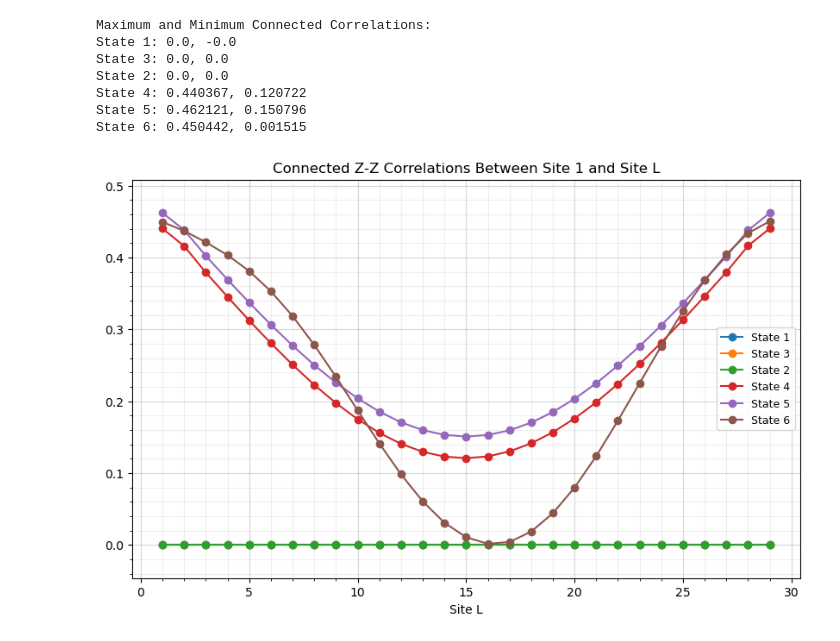
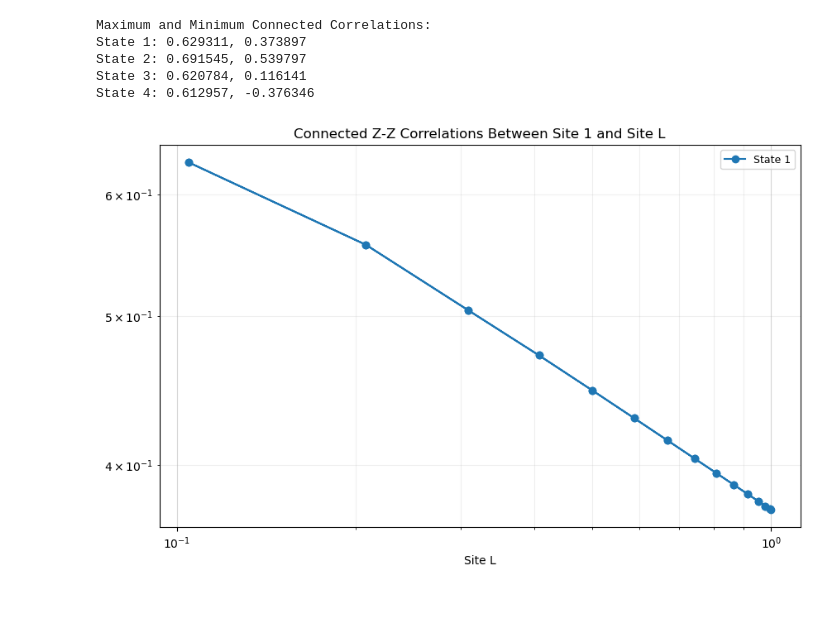
Before and after one commit to wholdhus/majorana_chain_dynamics, a Jupyter notebook: Majorana Chain Dynamics.ipynb, the cells around one changed output. Saved outputs shown, nothing was run; the diff lists cells and outputs as text; code cells hidden in the pictures; blank space fills up the shorter version.

```diff
--- a/Majorana Chain Dynamics.ipynb
+++ b/Majorana Chain Dynamics.ipynb
@@ -298,44 +302,50 @@ for i in 1:R
     end
 
     ZZCC[i] = ccorrs
 end
 
 # Plot the connected Z-Z correlations
 figure(figsize=(10, 6))
 
-for i in 1:R
+# for i in 1:R
+#     x[i] = collect(1:length(ZZCC[i]))
+#     plot(x[i], ZZCC[i], marker="o", linestyle="-", linewidth=1.5,
+#         label="State $(sorted_indices[i])")
+# end
+
+for i in 1:1
     x[i] = collect(1:length(ZZCC[i]))
-    plot(x[i], ZZCC[i], marker="o", linestyle="-", linewidth=1.5,
+    plot(sin.(x[i].*pi./L), ZZCC[i], marker="o", linestyle="-", linewidth=1.5,
         label="State $(sorted_indices[i])")
 end
 
 legend(fontsize=9)
 xlabel("Site L")
 title("Connected Z-Z Correlations Between Site 1 and Site L")
 grid(true, which="major", alpha=0.5)
 grid(true, which="minor", alpha=0.2)
 minorticks_on()
 
 # Adjust graph
 ymax = max([maximum(ZZCC[i]) for i in 1:R]...)
 ymin = min([minimum(ZZCC[i]) for i in 1:R]...)
-y_zoom = 0.1 * (ymax - ymin)
-ylim(ymin - y_zoom, ymax + y_zoom)
+
+# Log-log scale
+xscale("log")
+yscale("log")
 
 # Print max and min values
 println("Maximum and Minimum Connected Correlations:")
 for i in 1:R
     println("State $(sorted_indices[i]): $(round(maximum(ZZCC[i]), digits=6)), $(round(minimum(ZZCC[i]), digits=6))")
 end
 # %% [output]
 Maximum and Minimum Connected Correlations:
-State 1: 0.0, -0.0
-State 3: 0.0, 0.0
-State 2: 0.0, 0.0
-State 4: 0.440367, 0.120722
-State 5: 0.462121, 0.150796
-State 6: 0.450442, 0.001515
+State 1: 0.629311, 0.373897
+State 2: 0.691545, 0.539797
+State 3: 0.620784, 0.116141
+State 4: 0.612957, -0.376346
-[figure, old version]
+[figure, new version]
 # %%
 using PythonPlot
 
```
Also changed, not shown: parts of 4 cells of this notebook.
